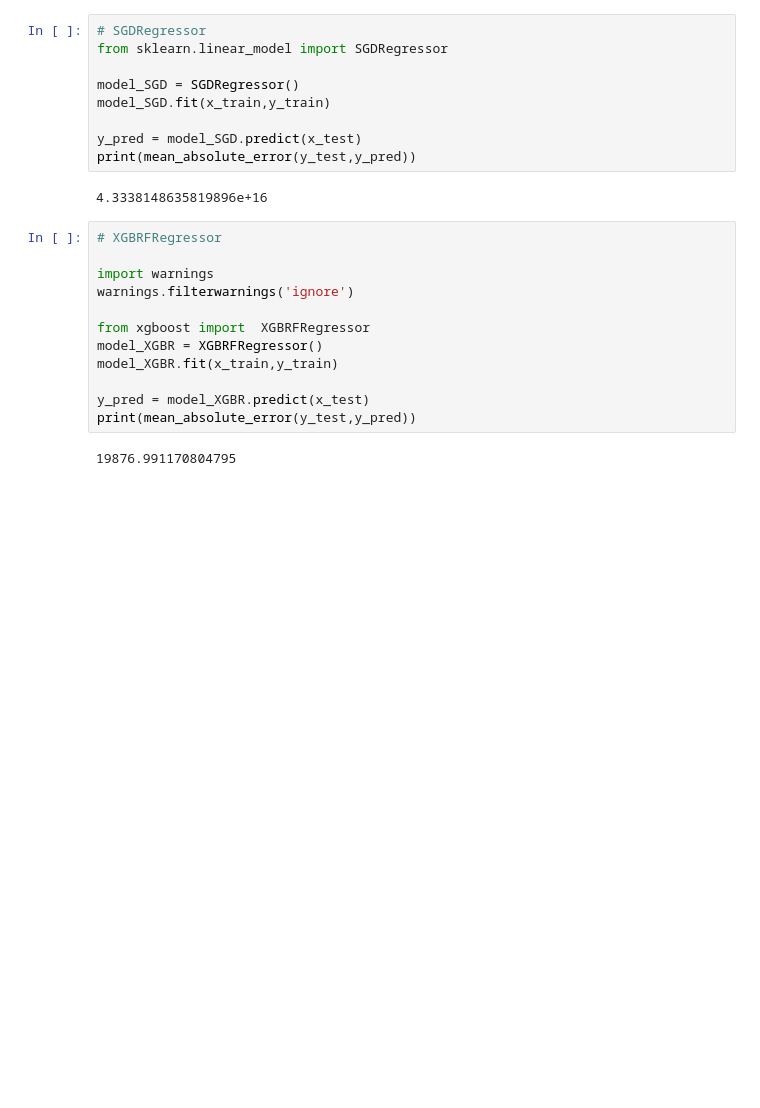
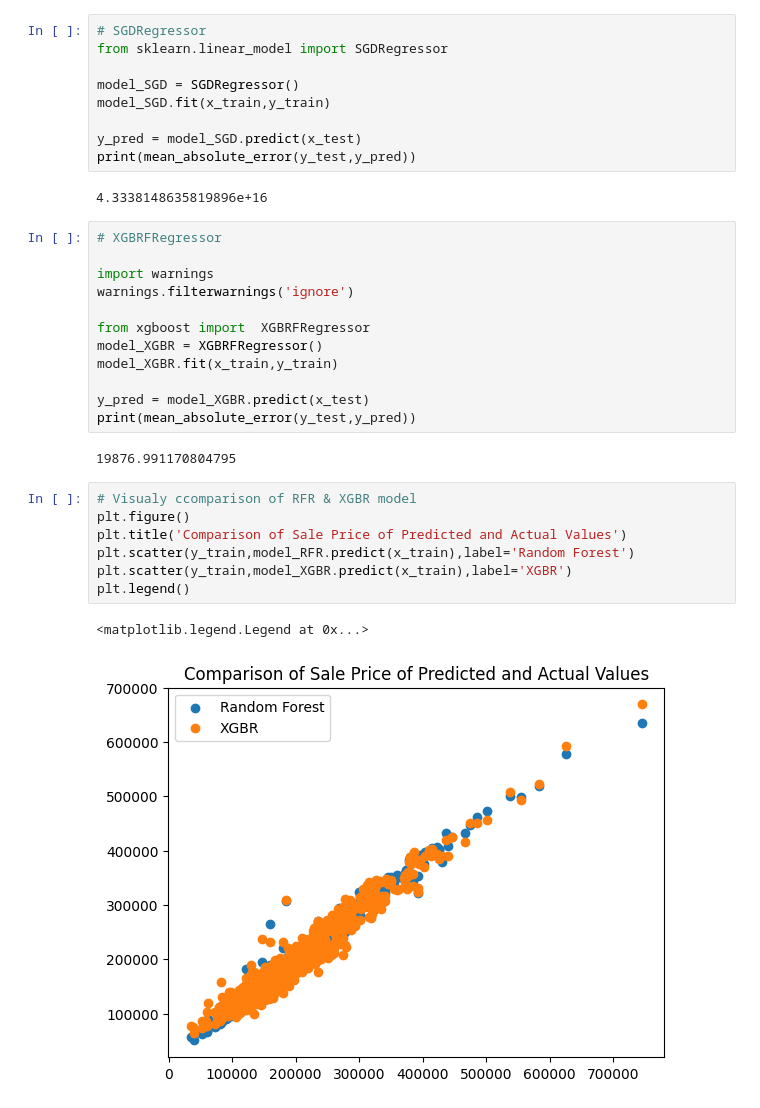
Before and after one commit to walidad007/House_Price_Prediction, a Jupyter notebook: House_price_prediction.ipynb, the cells around one changed output. Saved outputs shown, nothing was run; the diff lists cells and outputs as text; blank space fills up the shorter version.

Commit message:
Visualy ccomparison of RFR & XGBR model

```diff
--- a/House_price_prediction.ipynb
+++ b/House_price_prediction.ipynb
@@ -467,3 +467,13 @@ y_pred = model_XGBR.predict(x_test)
 print(mean_absolute_error(y_test,y_pred))
 # %% [output]
 19876.991170804795
+# %%
+# Visualy ccomparison of RFR & XGBR model
+plt.figure()
+plt.title('Comparison of Sale Price of Predicted and Actual Values')
+plt.scatter(y_train,model_RFR.predict(x_train),label='Random Forest')
+plt.scatter(y_train,model_XGBR.predict(x_train),label='XGBR')
+plt.legend()
+# %% [output]
+<matplotlib.legend.Legend at 0x...>
+[figure, added]
```
